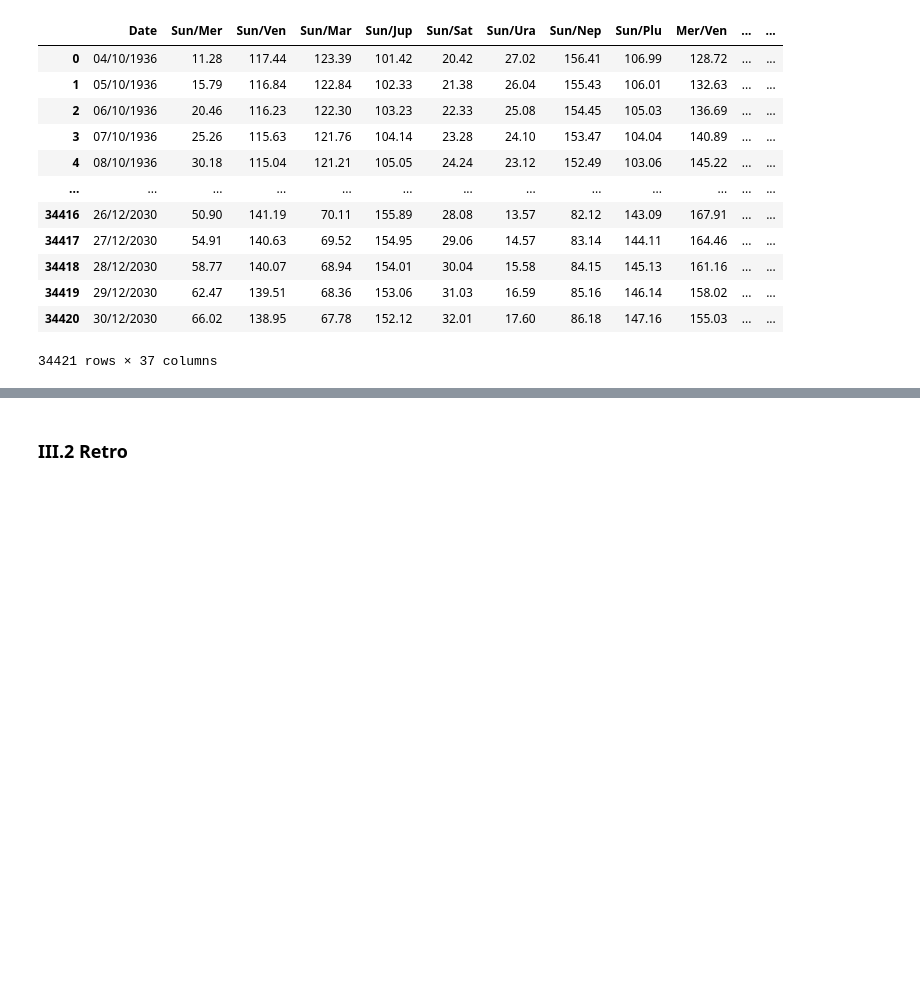
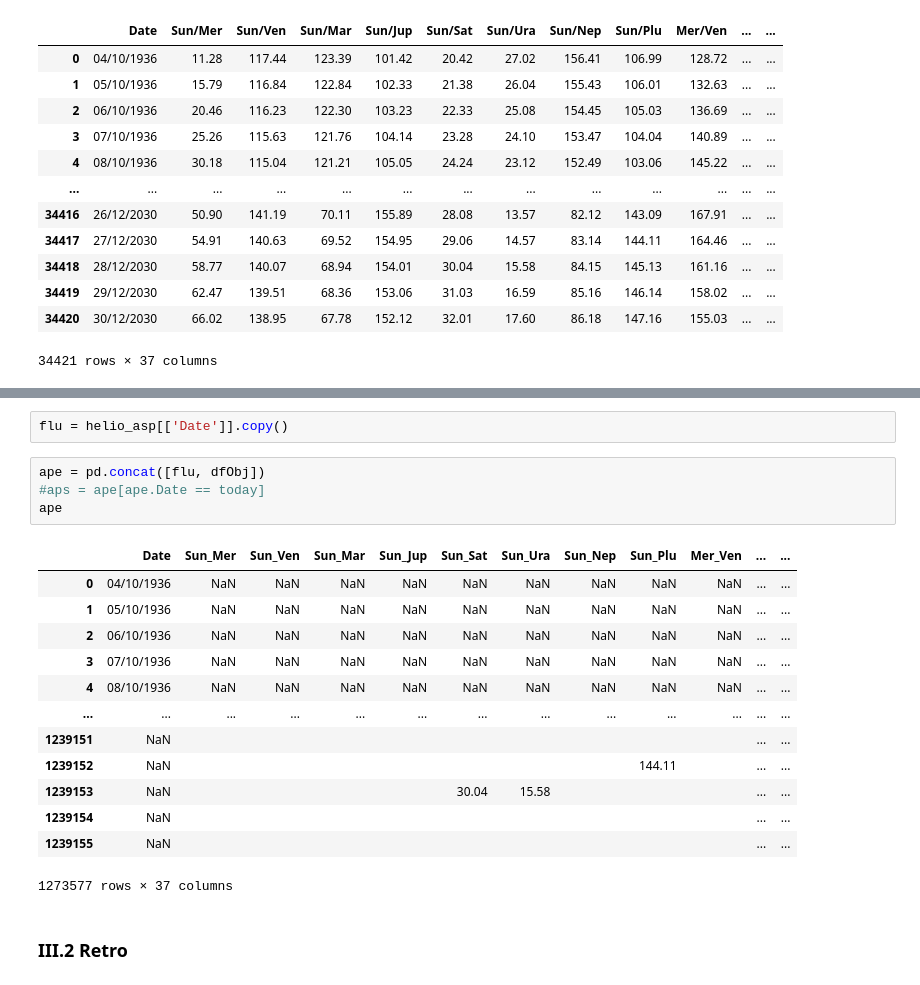
Before and after one commit to amirlehmam/MEMOIREPROPRE, a Jupyter notebook: PIPELINE.ipynb, the cells around one changed output, grey strips where cells are left out. Cells and saved outputs as stored; diff of their text form; blank space fills up the shorter version.

```diff
--- a/PIPELINE.ipynb
+++ b/PIPELINE.ipynb
@@ -4512,3 +4544,23 @@ for columns in df.columns:
+# %%
+flu = helio_asp[['Date']].copy()
+# %%
+ape = pd.concat([flu, dfObj])
+#aps = ape[ape.Date == today]
+ape
+# %% [output]
+|  | Date | Sun_Mer | Sun_Ven | Sun_Mar | Sun_Jup | Sun_Sat | Sun_Ura | Sun_Nep | Sun_Plu | Mer_Ven | ... | ... |
+| 0 | 04/10/1936 | NaN | NaN | NaN | NaN | NaN | NaN | NaN | NaN | NaN | ... | ... |
+| 1 | 05/10/1936 | NaN | NaN | NaN | NaN | NaN | NaN | NaN | NaN | NaN | ... | ... |
+| 2 | 06/10/1936 | NaN | NaN | NaN | NaN | NaN | NaN | NaN | NaN | NaN | ... | ... |
+| 3 | 07/10/1936 | NaN | NaN | NaN | NaN | NaN | NaN | NaN | NaN | NaN | ... | ... |
+| 4 | 08/10/1936 | NaN | NaN | NaN | NaN | NaN | NaN | NaN | NaN | NaN | ... | ... |
+| ... | ... | ... | ... | ... | ... | ... | ... | ... | ... | ... | ... | ... |
+| 1239151 | NaN |  |  |  |  |  |  |  |  |  | ... | ... |
+| 1239152 | NaN |  |  |  |  |  |  |  | 144.11 |  | ... | ... |
+| 1239153 | NaN |  |  |  |  | 30.04 | 15.58 |  |  |  | ... | ... |
+| 1239154 | NaN |  |  |  |  |  |  |  |  |  | ... | ... |
+| 1239155 | NaN |  |  |  |  |  |  |  |  |  | ... | ... |
+1273577 rows × 37 columns
 # %% [markdown]
 ### **III.2 Retro**
 # %% [markdown]
```
Also changed, not shown: parts of 70 cells of this notebook.
